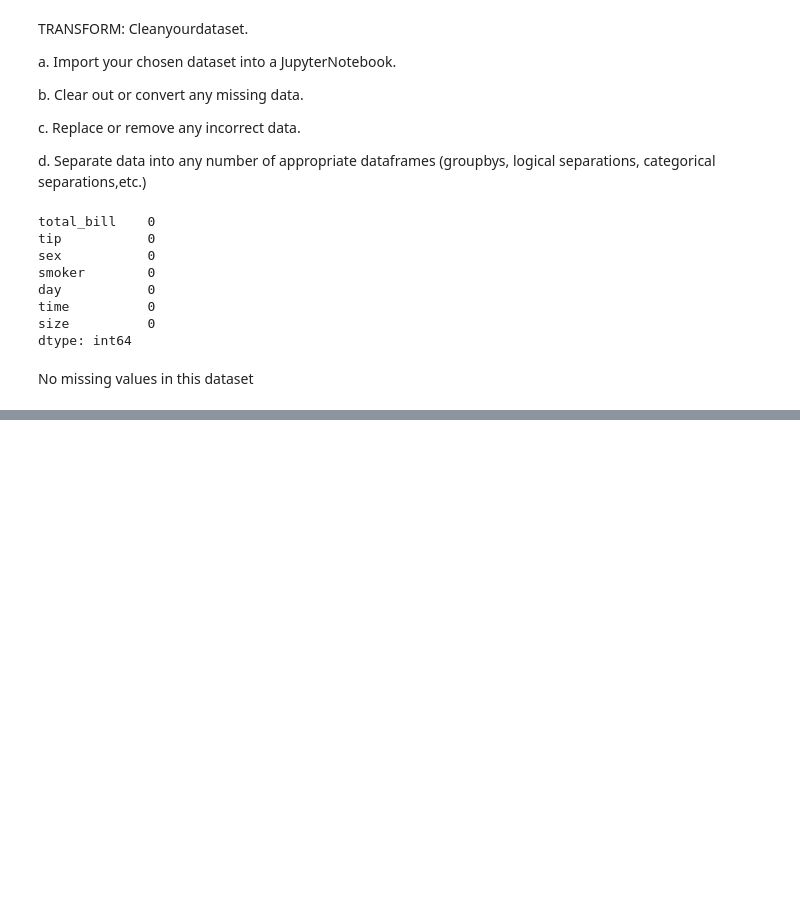
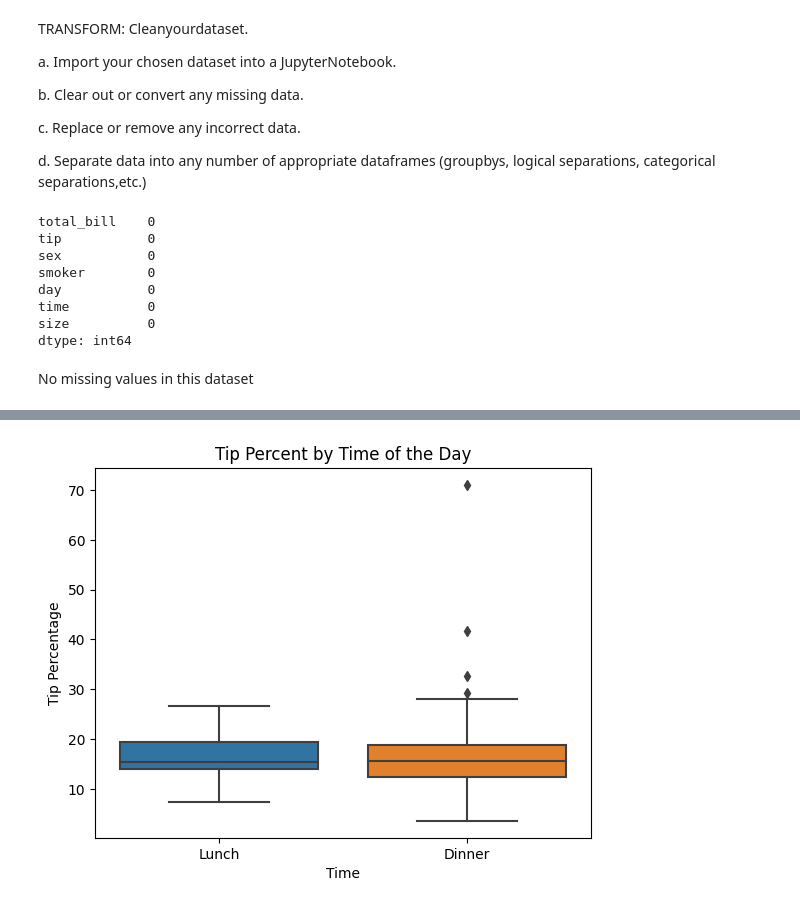
Before and after one commit to sadiekc/PythonETAVProject, a Jupyter notebook: PythonETAVProject.ipynb, the cells around one changed output, grey strips where cells are left out. Saved outputs shown, nothing was run; the diff lists cells and outputs as text; code cells hidden in the pictures; blank space fills up the shorter version.

```diff
--- a/PythonETAVProject.ipynb
+++ b/PythonETAVProject.ipynb
@@ -80,0 +198,7 @@ tips.sort_values("tip").head()
+# %%
+sns.boxplot(x="Time", y="Tip Percentage", data=tips)
+plt.title("Tip Percent by Time of the Day")
+
+plt.show()
+# %% [output]
+[figure, added]
```
Also changed, not shown: parts of 23 cells of this notebook.
